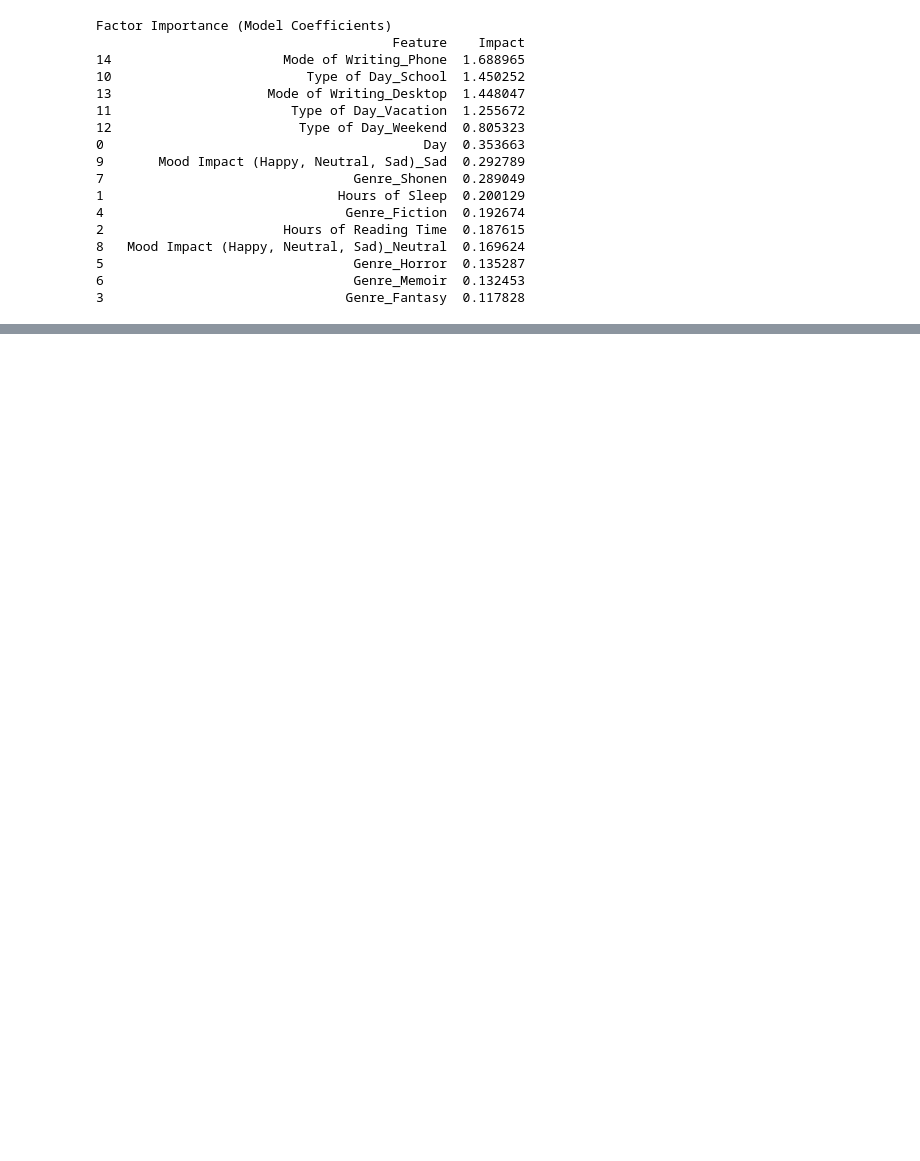
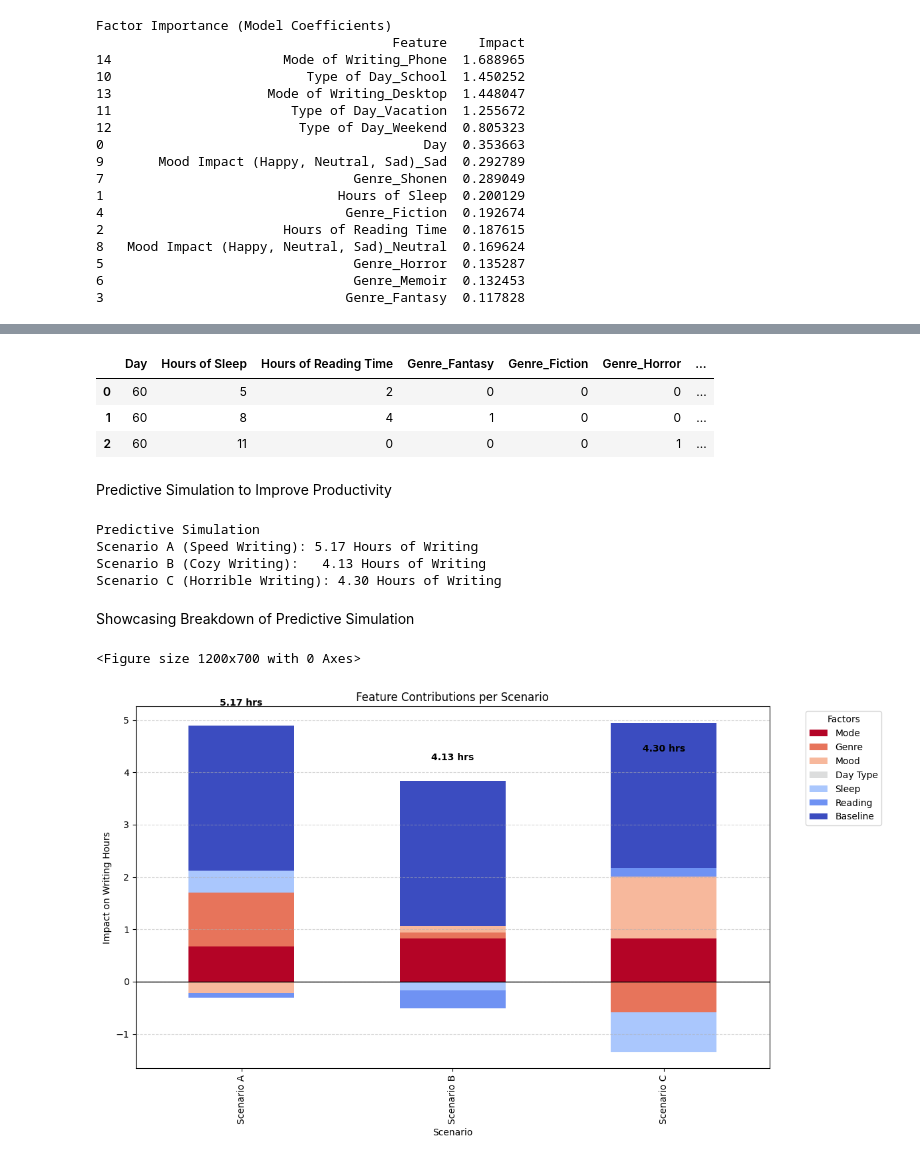
Before and after one commit to moridin04/Data-Science-Project, a Jupyter notebook: Data_Science_Project.ipynb, the cells around one changed output, grey strips where cells are left out. Drawn from its saved outputs; the diff is of its cells as text; code cells hidden in the pictures; blank space fills up the shorter version.

```diff
--- a/Data_Science_Project.ipynb
+++ b/Data_Science_Project.ipynb
@@ -578,0 +610,71 @@ Passing `palette` without assigning `hue` is deprecated and will be removed in v
+# %%
+scenarios = pd.get_dummies(scenarios)
+scenarios = scenarios.reindex(columns=X.columns, fill_value=0)
+scenarios
+# %% [output]
+|  | Day | Hours of Sleep | Hours of Reading Time | Genre_Fantasy | Genre_Fiction | Genre_Horror | ... |
+| 0 | 60 | 5 | 2 | 0 | 0 | 0 | ... |
+| 1 | 60 | 8 | 4 | 1 | 0 | 0 | ... |
+| 2 | 60 | 11 | 0 | 0 | 0 | 1 | ... |
+# %%
+scenarios_scaled = scaler.transform(scenarios)
+# %% [markdown]
+Predictive Simulation to Improve Productivity
+# %%
+predictions = model.predict(scenarios_scaled)
+
+print("Predictive Simulation")
+print(f"Scenario A (Speed Writing): {predictions[0]:.2f} Hours of Writing")
+print(f"Scenario B (Cozy Writing):   {predictions[1]:.2f} Hours of Writing")
+print(f"Scenario C (Horrible Writing): {predictions[2]:.2f} Hours of Writing")
+# %% [output]
+Predictive Simulation
+Scenario A (Speed Writing): 5.17 Hours of Writing
+Scenario B (Cozy Writing):   4.13 Hours of Writing
+Scenario C (Horrible Writing): 4.30 Hours of Writing
+# %% [markdown]
+Showcasing Breakdown of Predictive Simulation
+# %%
+coeffs = model.coef_
+feature_names = X.columns
+# %%
+breakdown = []
+for i, row in enumerate(scenarios_scaled):
+  contribution = row * coeffs
+  scen_data = {'Scenario': f"Scenario {chr(65+i)}"}
+  for feat, val in zip(feature_names, contribution):
+    scen_data[feat] = val
+
+  scen_data['Baseline (Intercept)'] = model.intercept_
+
+  breakdown.append(scen_data)
+
+df_breakdown = pd.DataFrame(breakdown).set_index('Scenario')
+
+plot_data = pd.DataFrame(index=df_breakdown.index)
+plot_data['Mode'] = df_breakdown.filter(like='Mode').sum(axis=1)
+plot_data['Genre'] = df_breakdown.filter(like='Genre').sum(axis=1)
+plot_data['Mood'] = df_breakdown.filter(like='Mood').sum(axis=1)
+plot_data['Day Type'] = df_breakdown.filter(like='Day Type').sum(axis=1)
+plot_data['Sleep'] = df_breakdown['Hours of Sleep']
+plot_data['Reading'] = df_breakdown['Hours of Reading Time']
+plot_data['Baseline'] = df_breakdown['Baseline (Intercept)']
+# %%
+plt.figure(figsize=(12, 7))
+plot_data.plot(kind='bar', stacked=True, colormap='coolwarm_r', figsize=(12, 7))
+plt.title("Feature Contributions per Scenario")
+plt.ylabel("Impact on Writing Hours")
+plt.xlabel("Scenario")
+plt.axhline(0, color='black', linewidth=1)
+plt.legend(bbox_to_anchor=(1.05, 1), loc='upper left', title="Factors")
+plt.grid(axis='y', linestyle='--', alpha=0.5)
+
+totals = predictions
+for i, total in enumerate(totals):
+  plt.text(i, total + 0.1, f"{total:.2f} hrs", ha='center', weight='bold')
+
+plt.tight_layout()
+plt.show()
+# %% [output]
+<Figure size 1200x700 with 0 Axes>
+[figure, added]
```
Also changed, not shown: parts of 10 cells of this notebook.
